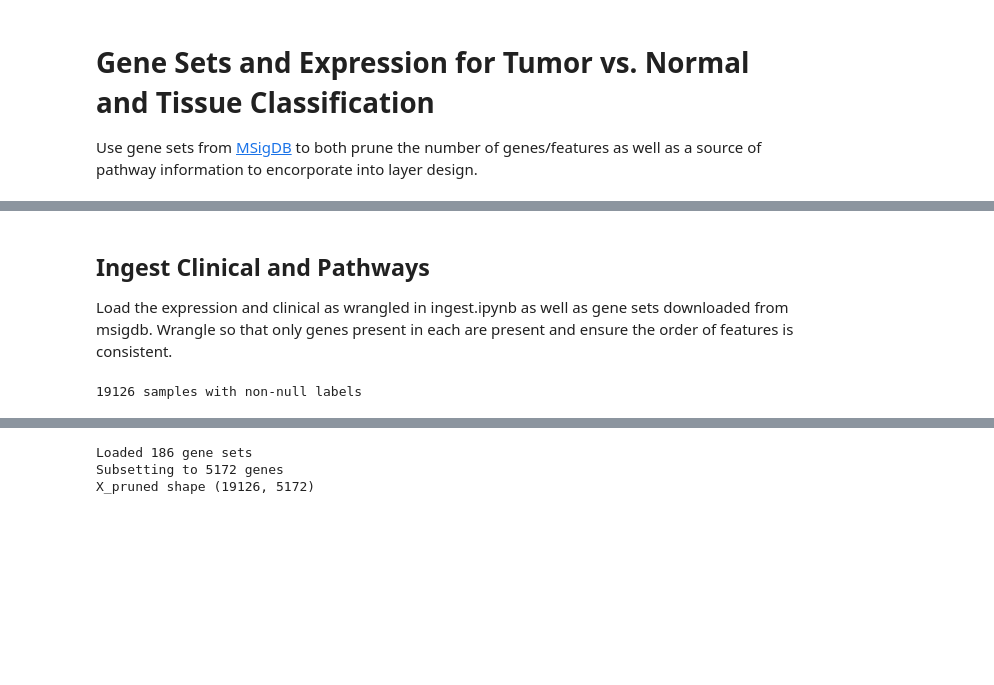
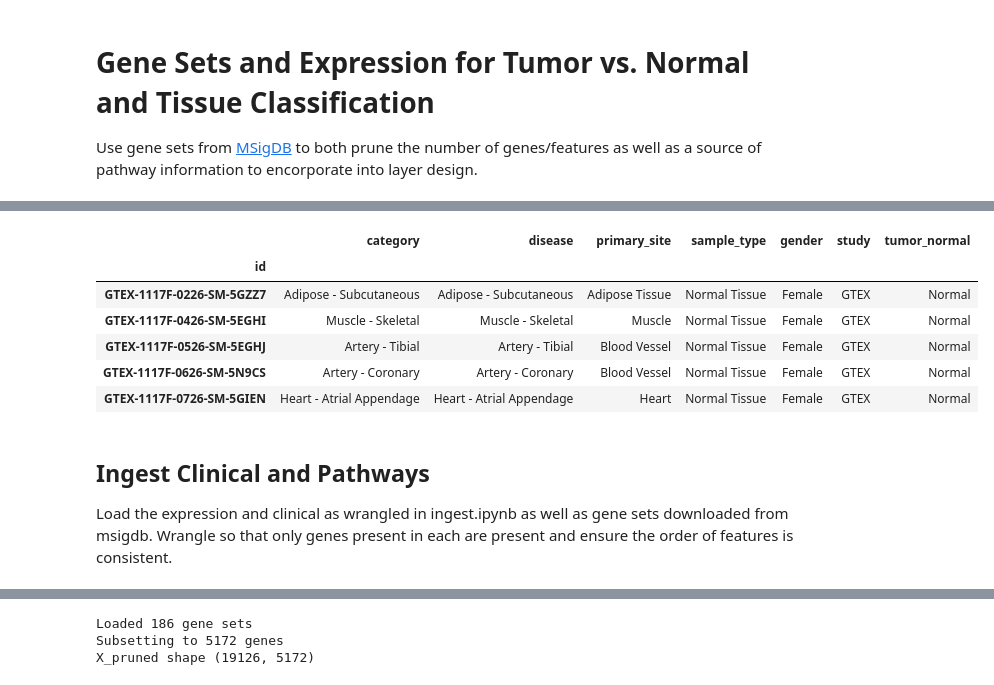
Before and after one commit to rcurrie/tumornormal, a Jupyter notebook: genesets.ipynb, the cells around one changed output, grey strips where cells are left out. Saved outputs shown, nothing was run; the diff lists cells and outputs as text; code cells hidden in the pictures; blank space fills up the shorter version.

```diff
--- a/genesets.ipynb
+++ b/genesets.ipynb
@@ -110,21 +30,15 @@ Wall time: 60.4 ms
+# %%
+Y = pd.read_hdf("data/tcga_target_gtex.h5", "labels")
+Y.head()
+# %% [output]
+|  | category | disease | primary_site | sample_type | gender | study | tumor_normal |
+| id |  |  |  |  |  |  |  |
+| GTEX-1117F-0226-SM-5GZZ7 | Adipose - Subcutaneous | Adipose - Subcutaneous | Adipose Tissue | Normal Tissue | Female | GTEX | Normal |
+| GTEX-1117F-0426-SM-5EGHI | Muscle - Skeletal | Muscle - Skeletal | Muscle | Normal Tissue | Female | GTEX | Normal |
+| GTEX-1117F-0526-SM-5EGHJ | Artery - Tibial | Artery - Tibial | Blood Vessel | Normal Tissue | Female | GTEX | Normal |
+| GTEX-1117F-0626-SM-5N9CS | Artery - Coronary | Artery - Coronary | Blood Vessel | Normal Tissue | Female | GTEX | Normal |
+| GTEX-1117F-0726-SM-5GIEN | Heart - Atrial Appendage | Heart - Atrial Appendage | Heart | Normal Tissue | Female | GTEX | Normal |
 # %% [markdown]
 ## Ingest Clinical and Pathways
 
 Load the expression and clinical as wrangled in ingest.ipynb as well as gene sets downloaded from msigdb. Wrangle so that only genes present in each are present and ensure the order of features is consistent.
-# %%
-# Sort so indexes match
-X.sort_index(axis=0, inplace=True)
-X.sort_index(axis=1, inplace=True)
-Y.sort_index(axis=0, inplace=True)
-
-# Remove rows where the class is null or the sample is missing
-intersection = X.index.intersection(Y[pd.notnull(Y["primary_site"])].index)
-X = X[X.index.isin(intersection)]
-Y = Y[Y.index.isin(intersection)]
-
-# Make sure the label and example samples are in the same order
-assert(X.index.equals(Y.index))
-
-print(intersection.shape[0], "samples with non-null labels")
-# %% [output]
-19126 samples with non-null labels
```
Also changed, not shown: parts of 50 cells of this notebook, 1 other file.
